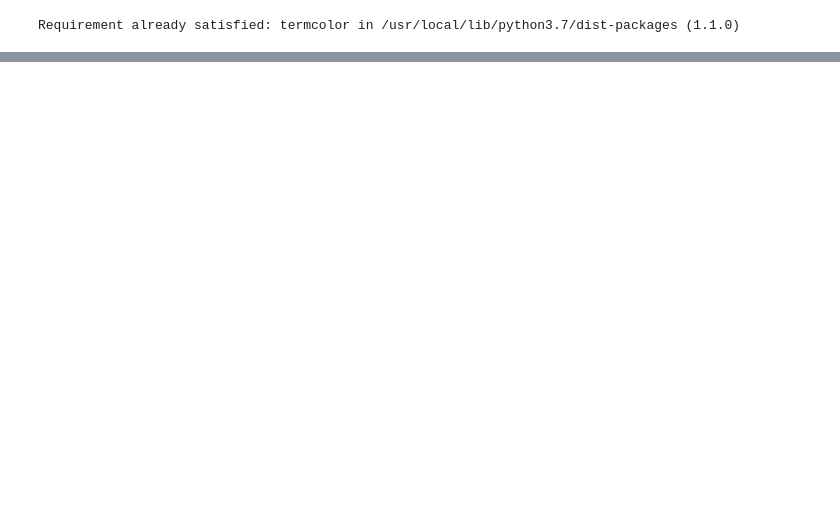
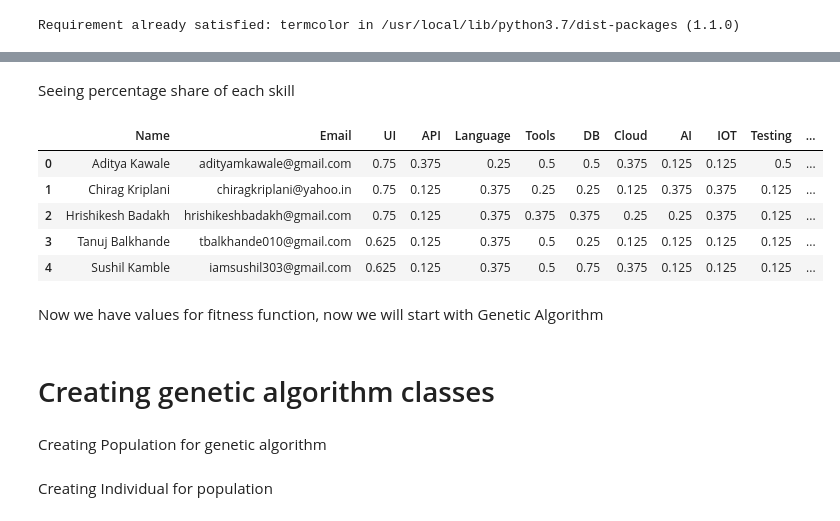
Before and after one commit to aditya26091999/best-team-prediction-genetic-algorithm, a Jupyter notebook: genetic_algorithm_teamselection.ipynb, the cells around one changed output, grey strips where cells are left out. Saved outputs shown, nothing was run; the diff lists cells and outputs as text; code cells hidden in the pictures; blank space fills up the shorter version.

```diff
--- a/genetic_algorithm_teamselection.ipynb
+++ b/genetic_algorithm_teamselection.ipynb
@@ -59,0 +136,26 @@ Preprocessed dataset shape : (78, 12)
+# %% [markdown]
+Seeing percentage share of each skill
+# %%
+genome_columns = ['Name','Email','UI', 'API', 'Language', 'Tools', 'DB', 'Cloud', 'AI','IOT', 'Testing']
+genome_dataset = pd.DataFrame(columns=genome_columns)
+
+dataset.replace(np.nan, "",inplace=True)
+
+for j in dataset.columns[2:-1]:
+  for i,val in enumerate(dataset[j]):
+      dataset[j][i] = len(val.replace(" ","").split(','))/8
+
+display(dataset.head())
+# %% [output]
+|  | Name | Email | UI | API | Language | Tools | DB | Cloud | AI | IOT | Testing | ... |
+| 0 | Aditya Kawale | adityamkawale@gmail.com | 0.75 | 0.375 | 0.25 | 0.5 | 0.5 | 0.375 | 0.125 | 0.125 | 0.5 | ... |
+| 1 | Chirag Kriplani | chiragkriplani@yahoo.in | 0.75 | 0.125 | 0.375 | 0.25 | 0.25 | 0.125 | 0.375 | 0.375 | 0.125 | ... |
+| 2 | Hrishikesh Badakh | hrishikeshbadakh@gmail.com | 0.75 | 0.125 | 0.375 | 0.375 | 0.375 | 0.25 | 0.25 | 0.375 | 0.125 | ... |
+| 3 | Tanuj Balkhande | tbalkhande010@gmail.com | 0.625 | 0.125 | 0.375 | 0.5 | 0.25 | 0.125 | 0.125 | 0.125 | 0.125 | ... |
+| 4 | Sushil Kamble | iamsushil303@gmail.com | 0.625 | 0.125 | 0.375 | 0.5 | 0.75 | 0.375 | 0.125 | 0.125 | 0.125 | ... |
+# %% [markdown]
+Now we have values for fitness function, now we will start with Genetic Algorithm
+# %% [markdown]
+# Creating genetic algorithm classes
+# %% [markdown]
+Creating Population for genetic algorithm
@@ -59,0 +166,2 @@ Preprocessed dataset shape : (78, 12)
+# %% [markdown]
+Creating Individual for population
```
Also changed, not shown: parts of 14 cells of this notebook.
